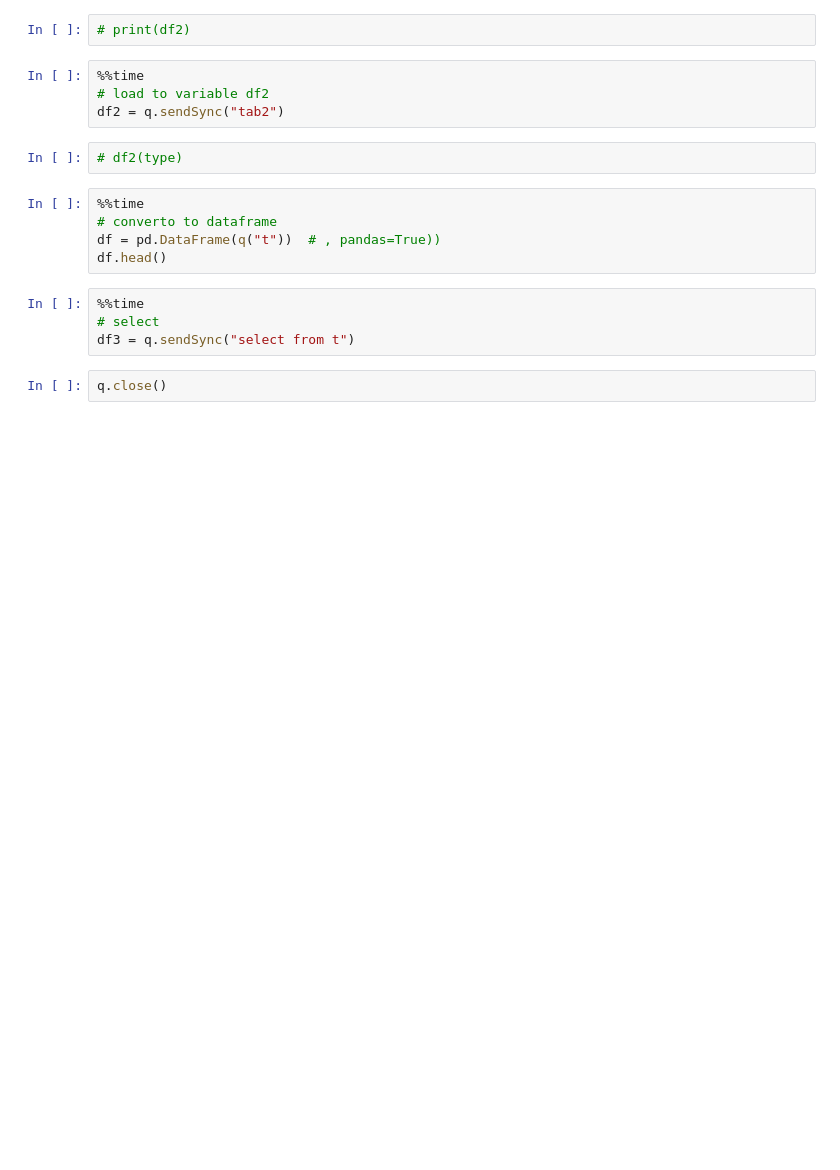
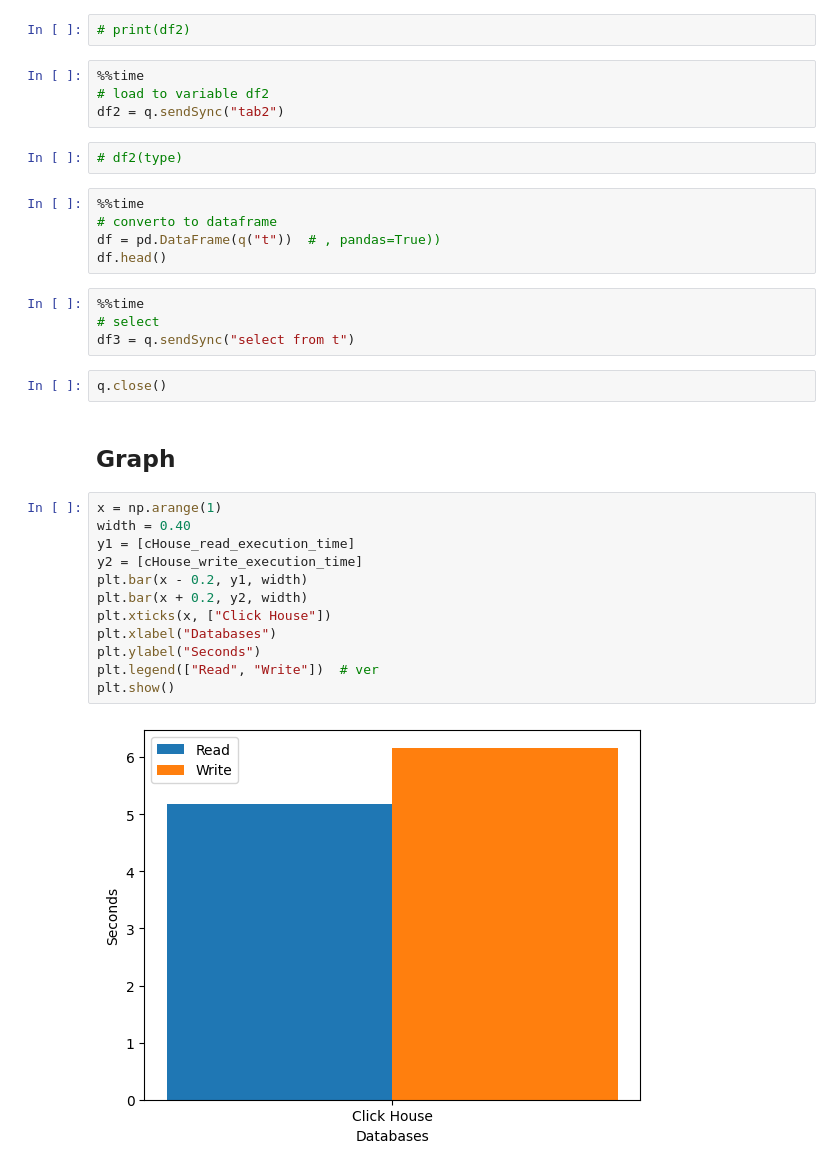
Before and after one commit to flashlan/compare-timeseries-databases, a Jupyter notebook: compareDBs.ipynb, the cells around one changed output. Saved outputs shown, nothing was run; the diff lists cells and outputs as text; blank space fills up the shorter version.

Commit message:
Init Plot graph

```diff
--- a/compareDBs.ipynb
+++ b/compareDBs.ipynb
@@ -370,3 +377,19 @@ df.head()
 df3 = q.sendSync("select from t")
 # %%
 q.close()
+# %% [markdown]
+## Graph
+# %%
+x = np.arange(1)
+width = 0.40
+y1 = [cHouse_read_execution_time]
+y2 = [cHouse_write_execution_time]
+plt.bar(x - 0.2, y1, width)
+plt.bar(x + 0.2, y2, width)
+plt.xticks(x, ["Click House"])
+plt.xlabel("Databases")
+plt.ylabel("Seconds")
+plt.legend(["Read", "Write"])  # ver
+plt.show()
+# %% [output]
+[figure, added]
```
Also changed, not shown: parts of 2 cells of this notebook.
